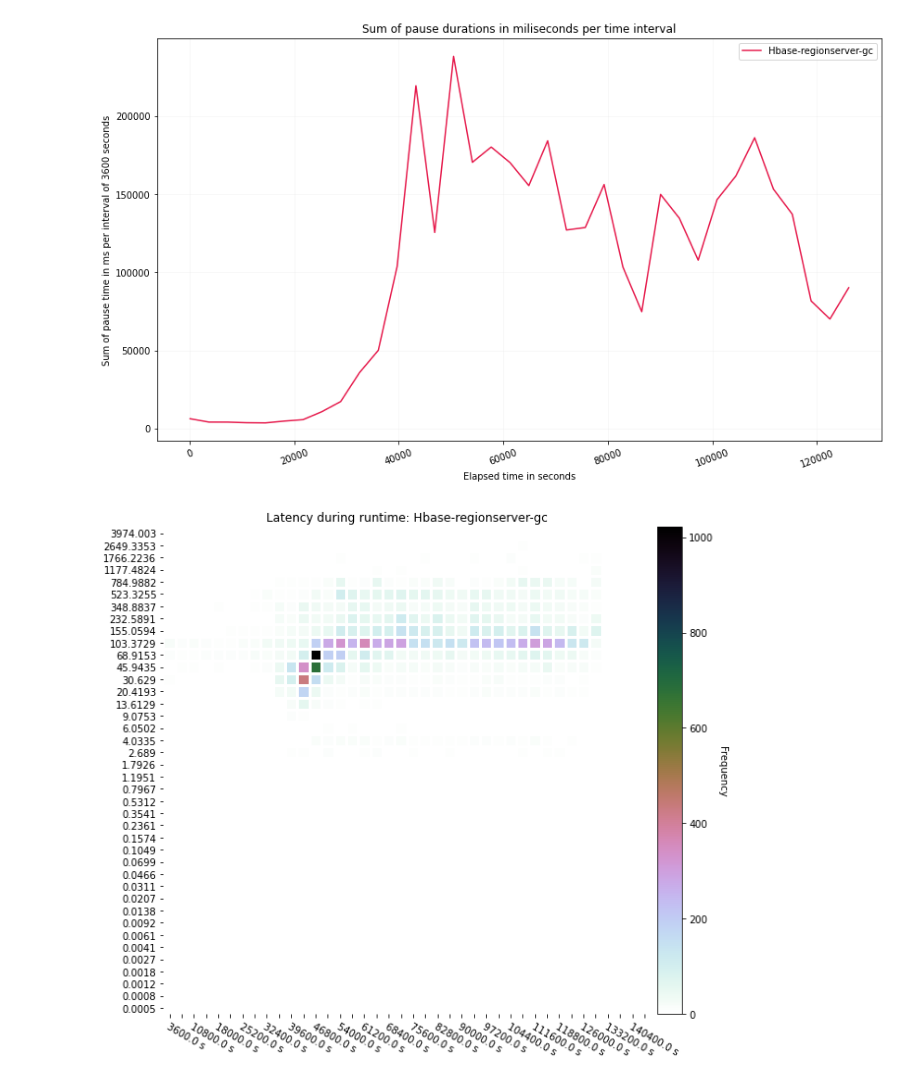
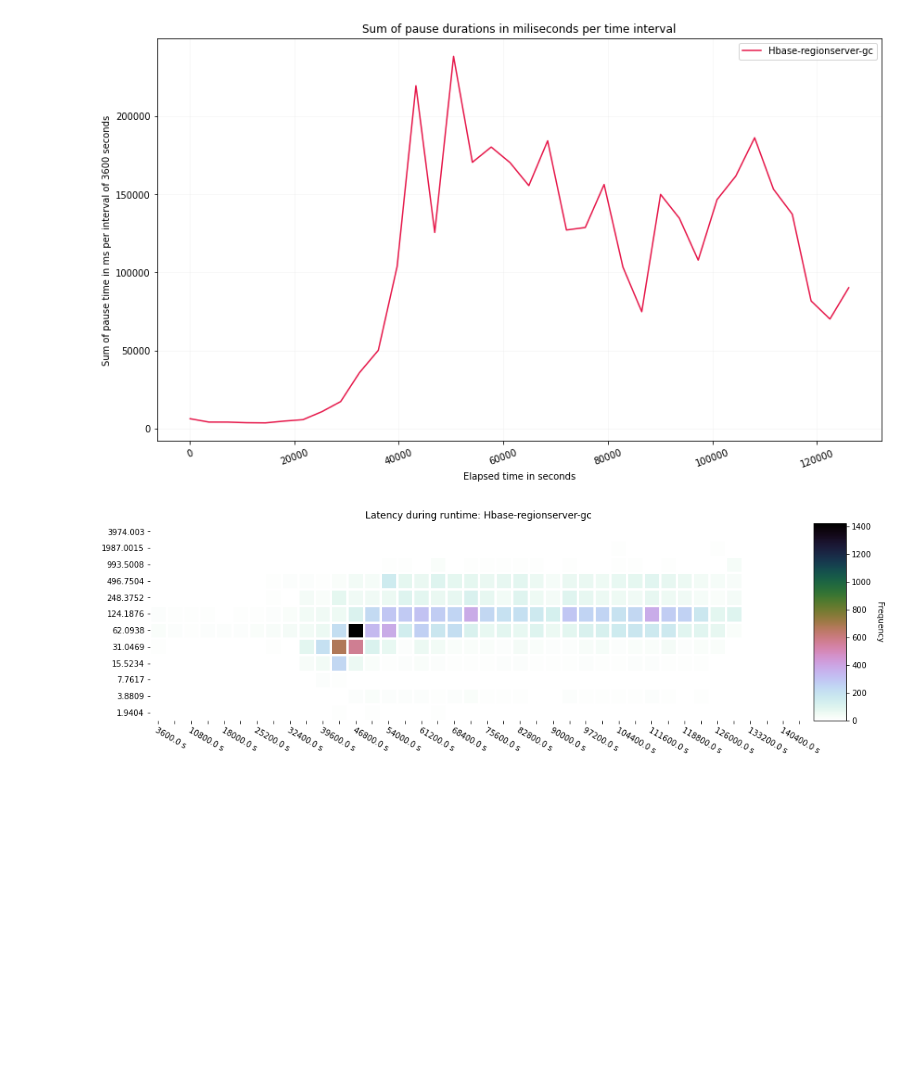
Before and after one commit to apple/GCGC, a Jupyter notebook: src/notebooks/hbase-analyze.ipynb, the cells around one changed output. Drawn from its saved outputs; the diff is of its cells as text; code cells hidden in the pictures; blank space fills up the shorter version.

Commit message:
Result of running with updated plotting interface

```diff
--- a/src/notebooks/hbase-analyze.ipynb
+++ b/src/notebooks/hbase-analyze.ipynb
@@ -381,8 +383,8 @@ _ = plt.xticks(rotation = 20)
 [figure]
 # %%
 from src.graphing.plotting import plot_heatmaps_logarithmic
-dimensions = [40, 40, 3600, 1.5]
+dimensions = [40, 12, 3600, 2]
 frequency_ticks = False
 plot_heatmaps_logarithmic(gc_event_dataframes,dimensions, filter_by = pauses_only, labels=labels, frequency_ticks = frequency_ticks)
 # %% [output]
-[figure, old version]
+[figure, new version]
```
Also changed, not shown: parts of 3 cells of this notebook.
